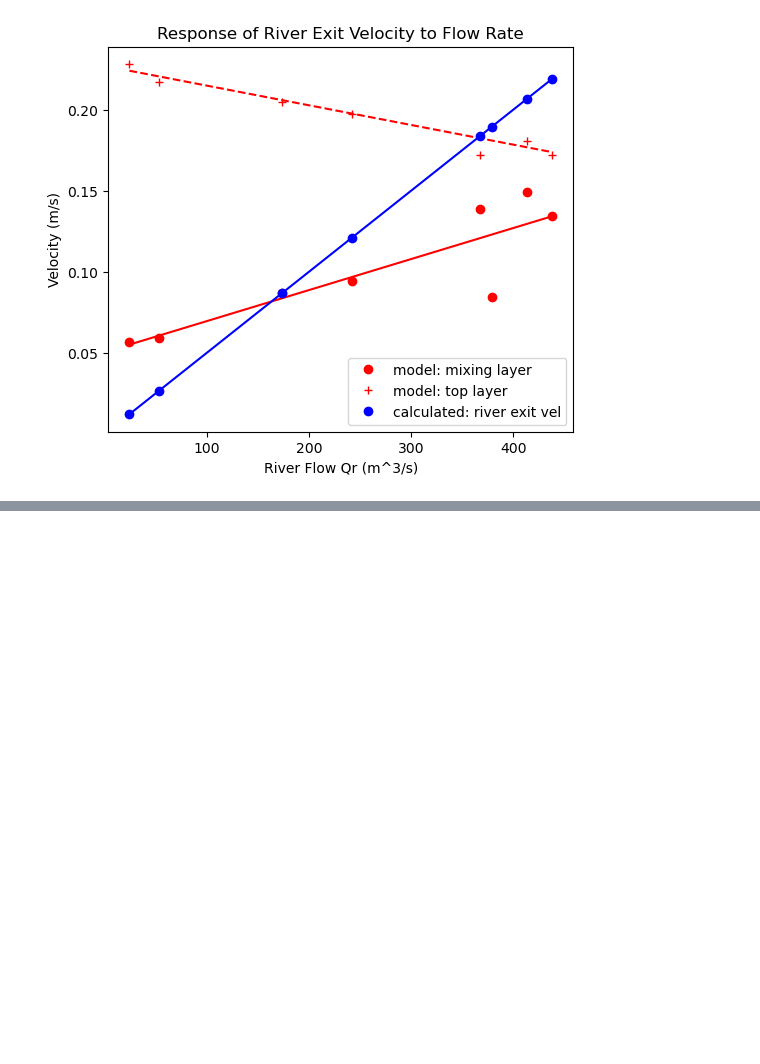
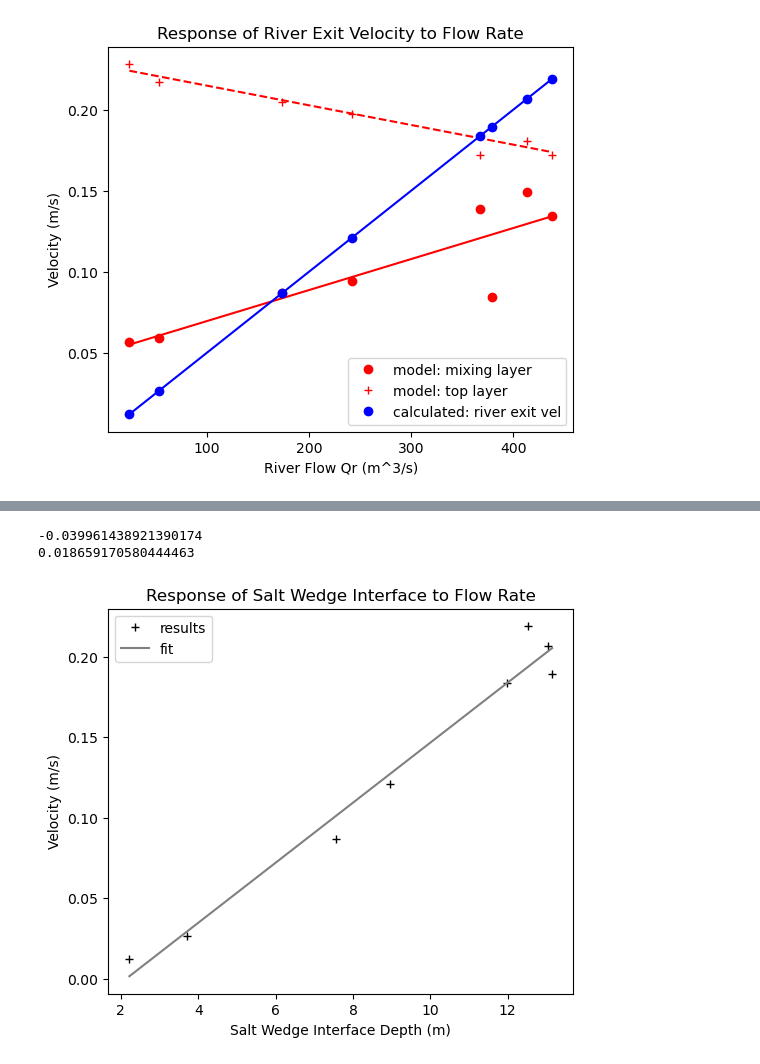
Before and after one commit to SalishSeaCast/analysis-cassidy, a Jupyter notebook: notebooks/civil541/sw_results_analysis.ipynb, the cells around one changed output, grey strips where cells are left out. Cells and saved outputs as stored; diff of their text form; code cells hidden in the pictures; blank space fills up the shorter version.

```diff
--- a/notebooks/civil541/sw_results_analysis.ipynb
+++ b/notebooks/civil541/sw_results_analysis.ipynb
@@ -59,0 +78,18 @@ ax.legend()
+# %%
+Dintuexit = stats.linregress(df['D_int'], df['u_exit'])
+
+fig, ax = plt.subplots(1, 1, figsize=(6, 5))
+
+ax.plot(df['D_int'], df['u_exit'],'k+',label='results')
+ax.plot(df['D_int'].sort_values(ascending=True), Dintuexit.intercept + Dintuexit.slope * df['D_int'].sort_values(ascending=True), 'grey', label='fit')
+ax.set_xlabel('Salt Wedge Interface Depth (m)')
+ax.set_ylabel('Velocity (m/s)')
+ax.set_title('Response of Salt Wedge Interface to Flow Rate')
+ax.legend()
+
+print(Dintuexit.intercept)
+print(Dintuexit.slope)
+# %% [output]
+-0.039961438921390174
+0.018659170580444463
+[figure, added]
```
Also changed, not shown: parts of 7 cells of this notebook.
